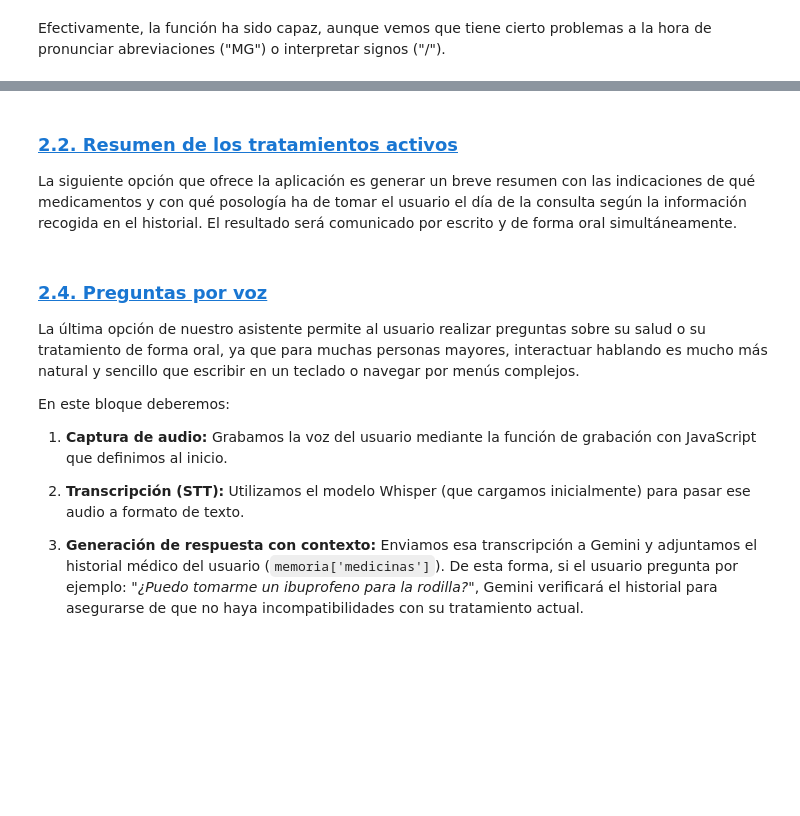
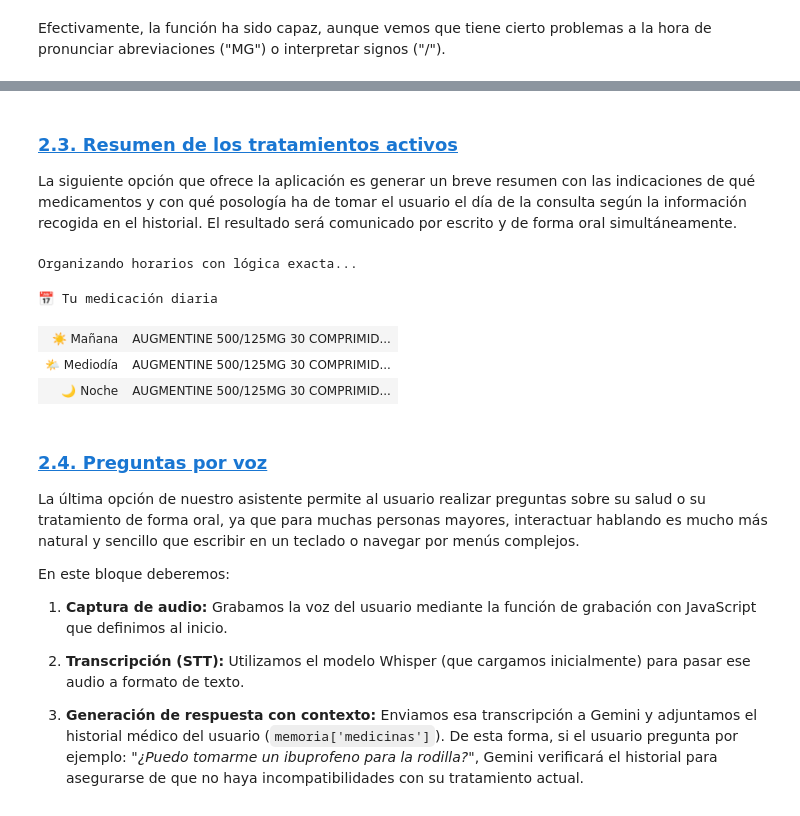
Before and after one commit to ablasve/Mini-Proyecto-Asistente-Multimodal-de-Salud, a Jupyter notebook: FaseB_Qwen2VL.ipynb, the cells around one changed output, grey strips where cells are left out. Drawn from its saved outputs; the diff is of its cells as text; code cells hidden in the pictures; blank space fills up the shorter version.

```diff
--- a/FaseB_Qwen2VL.ipynb
+++ b/FaseB_Qwen2VL.ipynb
@@ -91,7 +94,7 @@ print("Modelo cargado con éxito")
 
 from transformers import AutoModelForCausalLM, AutoTokenizer
 
-# Cargamos el modelo de Texto puro para EL RESUMEN HORARIO
+# Cargamos el modelo de Texto puro para MIRAR SI LO VAMOS A USAR O NO!!!!!
 id_model_texto = "Qwen/Qwen2.5-1.5B-Instruct"
 
 tokenizer_texto = AutoTokenizer.from_pretrained(id_model_texto)
@@ -146,7 +149,7 @@ def cargar_memoria():
             return json.load(f)
     else:
         # Si no existe, creamos un perfil vacío
-        return {"nombre": None, "medicinas": [], "ultimas_adiciones": [], "resumen": []}
+        return {"nombre": None, "medicinas": [], "ultimas_adiciones": []}
 
 def guardar_memoria(datos):
     with open("memoria_salud.json", "w") as f:
@@ -382,5 +326,5 @@ History (ignore for extraction):
 # %%
-def registrar_en_memoria(nuevos_datos, resumen=False):
+def registrar_en_memoria(nuevos_datos):
     memoria = cargar_memoria()
     memoria.setdefault('medicinas', [])
     memoria.setdefault('ultimas_adiciones', [])
@@ -402,9 +346,6 @@ def registrar_en_memoria(nuevos_datos, resumen=False):
 
     memoria['ultimas_adiciones'] = ultimas_adiciones
 
-    if resumen:
-      memoria["resumen"] = resumen
-
     guardar_memoria(memoria)
     return memoria
 # %% [markdown]
@@ -791,8 +571,0 @@ async def ejecutar_opcion_1(memoria):
-# %%
-# borramos memoria
-memoria = cargar_memoria()
-memoria = {"nombre": None, "medicinas": [], "ultimas_adiciones": []}
-guardar_memoria(memoria)
-
-# introducimos todos los medicamentos con la 1a opción
-await ejecutar_opcion_1(memoria)
@@ -817,4 +574,4 @@ Archivo temporal 'Recetas_Fulanita (1).jpeg' eliminado.
 # %% [markdown]
-### <a id='toc3_3'></a>[2.2. Resumen de los tratamientos activos](#toc0_)
+### <a id='toc3_3'></a>[2.3. Resumen de los tratamientos activos](#toc0_)
 
 La siguiente opción que ofrece la aplicación es generar un breve resumen con las indicaciones de qué medicamentos y con qué posología ha de tomar el usuario el día de la consulta según la información recogida en el historial. El resultado será comunicado por escrito y de forma oral simultáneamente.
@@ -990,3 +658,12 @@ await generar_resumen_horario()
+# %%
+#llamada a funcion generar_resumen_visual
+ejecutar_opcion_3(memoria)
+# %% [output]
+Organizando horarios con lógica exacta...
+📅 Tu medicación diaria
+| ☀️ Mañana | AUGMENTINE 500/125MG 30 COMPRIMID... |
+| 🌤 Mediodía | AUGMENTINE 500/125MG 30 COMPRIMID... |
+| 🌙 Noche | AUGMENTINE 500/125MG 30 COMPRIMID... |
 # %% [markdown]
 ### <a id='toc3_4'></a>[2.4. Preguntas por voz](#toc0_)
 
```
Also changed, not shown: parts of 19 cells of this notebook.
